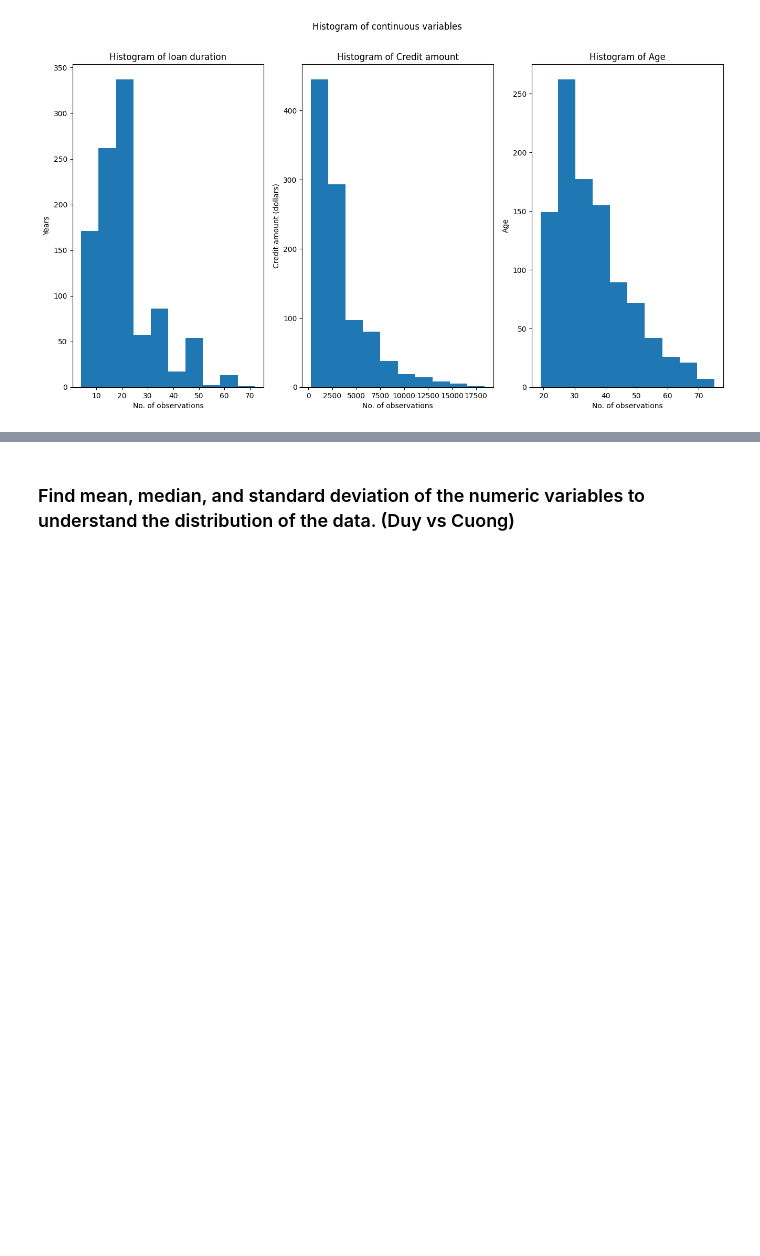
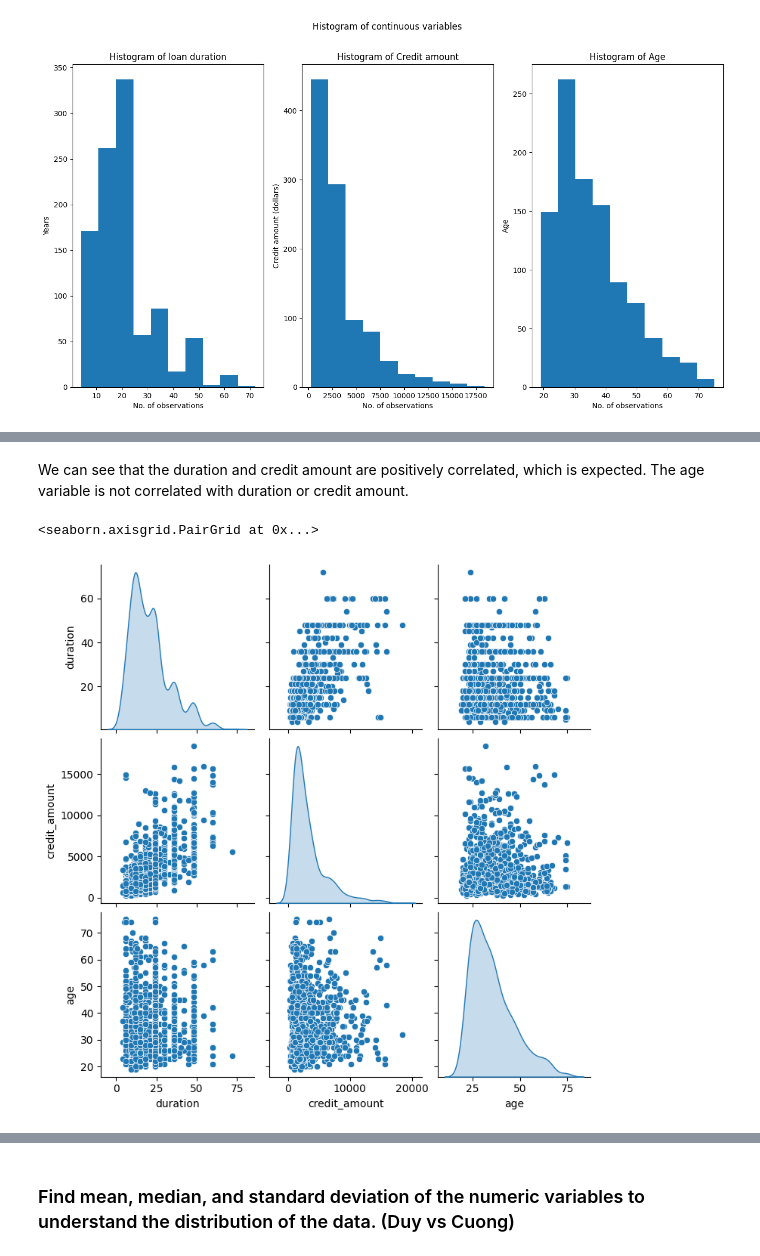
Before and after one commit to Drissdo185/Static-Method-Project, a Jupyter notebook: Statistic.ipynb, the cells around one changed output, grey strips where cells are left out. Drawn from its saved outputs; the diff is of its cells as text; code cells hidden in the pictures; blank space fills up the shorter version.

```diff
--- a/Statistic.ipynb
+++ b/Statistic.ipynb
@@ -179,0 +207,8 @@ axes[2].set_title('Histogram of Age');
+# %% [markdown]
+We can see that the duration and credit amount are positively correlated, which is expected. The age variable is not correlated with duration or credit amount.
+# %%
+## Pairplot
+sns.pairplot(sub_df, diag_kind='kde')
+# %% [output]
+<seaborn.axisgrid.PairGrid at 0x...>
+[figure, added]
```
Also changed, not shown: parts of 13 cells of this notebook.
